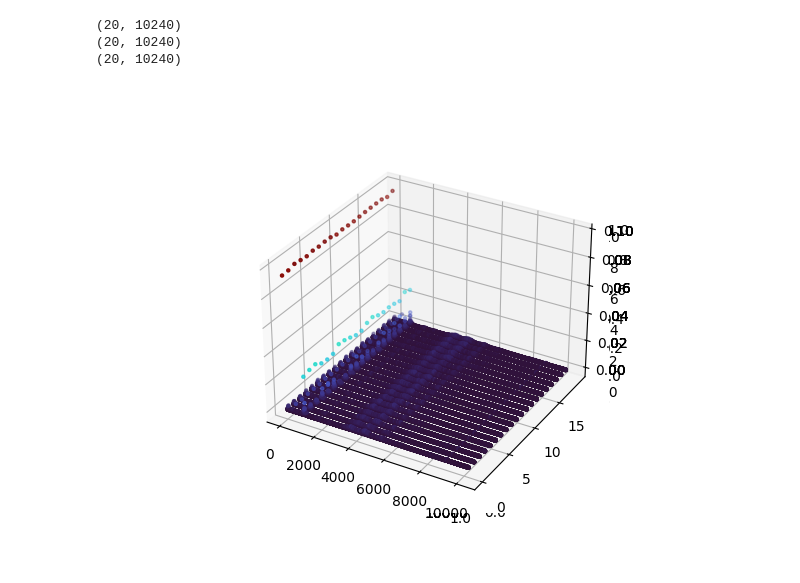
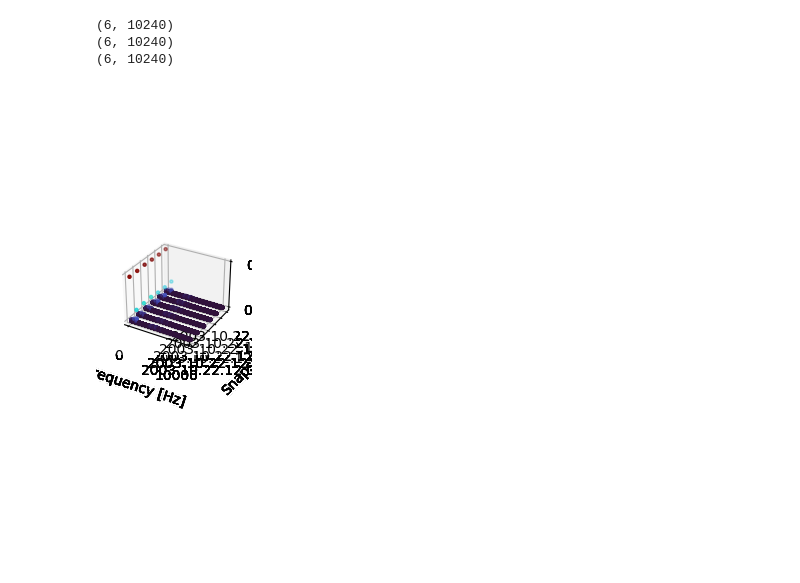
Before and after one commit to arielpriarone/Thesis, a Jupyter notebook: notebooks/001-test-ims-data.ipynb, the cells around one changed output. Drawn from its saved outputs; the diff is of its cells as text; code cells hidden in the pictures; blank space fills up the shorter version.

Commit message:
first plot with all data in frequency!

```diff
--- a/notebooks/001-test-ims-data.ipynb
+++ b/notebooks/001-test-ims-data.ipynb
@@ -52,21 +49,25 @@ print(freqAnaly[:,80])
 # %%
 from mpl_toolkits import mplot3d
 x = np.arange(0,freqAnaly.shape[1],1)
 y = np.arange(0,freqAnaly.shape[0],1)
 X,Y = np.meshgrid(x,y)
 # Plot a 3D surface
 print(X.shape)
 print(Y.shape)
 print(freqAnaly.shape)
-fig = plt.figure('figure1')
+fig = plt.figure('figure1',figsize=[3000, 3000])
 ax = plt.axes(projection='3d')
-
+ax.set_xlabel('Frequency [Hz]')
+ax.set_ylabel('Snapshots')
+ax.set_zlabel('amplitude')
+ax.yaxis.set_ticks(np.arange(0,indx,1))
+ax.set_yticklabels(fileList)
 # Create surface plot
 ax.scatter(X, Y, freqAnaly, marker='.',c=freqAnaly/np.max(freqAnaly), cmap='turbo')
 
 plt.show()
 # %% [output]
-(20, 10240)
-(20, 10240)
-(20, 10240)
+(6, 10240)
+(6, 10240)
+(6, 10240)
-[figure, old version]
+[figure, new version]
```
Also changed, not shown: parts of 2 cells of this notebook.
